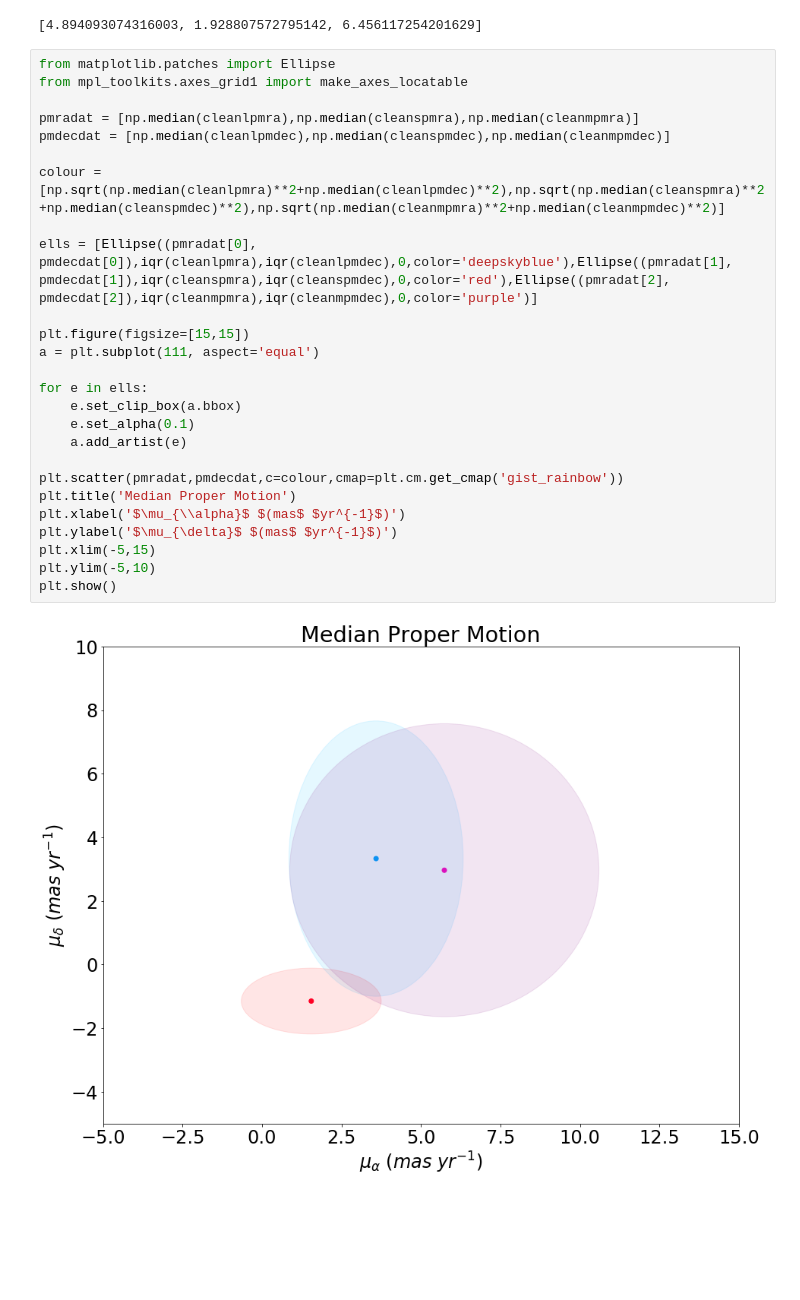
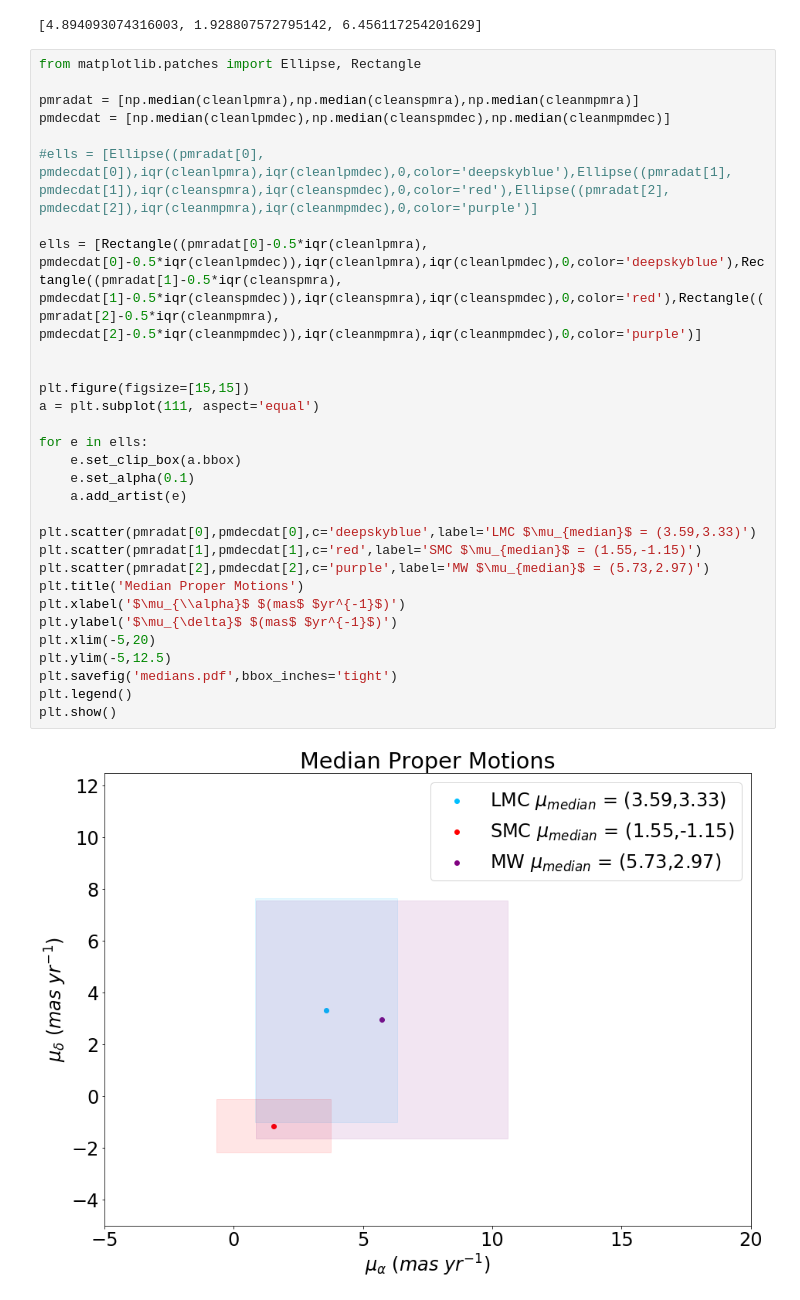
Before and after one commit to JoshuaPovick/MS_young, a Jupyter notebook: MSyoung2.ipynb, the cells around one changed output. Drawn from its saved outputs; the diff is of its cells as text; blank space fills up the shorter version.

```diff
--- a/MSyoung2.ipynb
+++ b/MSyoung2.ipynb
@@ -882,30 +882,34 @@ print(colour)
 # %% [output]
 [4.894093074316003, 1.928807572795142, 6.456117254201629]
 # %%
-from matplotlib.patches import Ellipse
-from mpl_toolkits.axes_grid1 import make_axes_locatable
+from matplotlib.patches import Ellipse, Rectangle
 
 pmradat = [np.median(cleanlpmra),np.median(cleanspmra),np.median(cleanmpmra)]
 pmdecdat = [np.median(cleanlpmdec),np.median(cleanspmdec),np.median(cleanmpmdec)]
 
-colour = [np.sqrt(np.median(cleanlpmra)**2+np.median(cleanlpmdec)**2),np.sqrt(np.median(cleanspmra)**2+np.median(cleanspmdec)**2),np.sqrt(np.median(cleanmpmra)**2+np.median(cleanmpmdec)**2)]
+#ells = [Ellipse((pmradat[0], pmdecdat[0]),iqr(cleanlpmra),iqr(cleanlpmdec),0,color='deepskyblue'),Ellipse((pmradat[1], pmdecdat[1]),iqr(cleanspmra),iqr(cleanspmdec),0,color='red'),Ellipse((pmradat[2], pmdecdat[2]),iqr(cleanmpmra),iqr(cleanmpmdec),0,color='purple')]
 
-ells = [Ellipse((pmradat[0], pmdecdat[0]),iqr(cleanlpmra),iqr(cleanlpmdec),0,color='deepskyblue'),Ellipse((pmradat[1], pmdecdat[1]),iqr(cleanspmra),iqr(cleanspmdec),0,color='red'),Ellipse((pmradat[2], pmdecdat[2]),iqr(cleanmpmra),iqr(cleanmpmdec),0,color='purple')]
+ells = [Rectangle((pmradat[0]-0.5*iqr(cleanlpmra), pmdecdat[0]-0.5*iqr(cleanlpmdec)),iqr(cleanlpmra),iqr(cleanlpmdec),0,color='deepskyblue'),Rectangle((pmradat[1]-0.5*iqr(cleanspmra), pmdecdat[1]-0.5*iqr(cleanspmdec)),iqr(cleanspmra),iqr(cleanspmdec),0,color='red'),Rectangle((pmradat[2]-0.5*iqr(cleanmpmra), pmdecdat[2]-0.5*iqr(cleanmpmdec)),iqr(cleanmpmra),iqr(cleanmpmdec),0,color='purple')]
+
 
 plt.figure(figsize=[15,15])
 a = plt.subplot(111, aspect='equal')
 
 for e in ells:
     e.set_clip_box(a.bbox)
     e.set_alpha(0.1)
     a.add_artist(e)
 
-plt.scatter(pmradat,pmdecdat,c=colour,cmap=plt.cm.get_cmap('gist_rainbow'))
-plt.title('Median Proper Motion')
+plt.scatter(pmradat[0],pmdecdat[0],c='deepskyblue',label='LMC $\mu_{median}$ = (3.59,3.33)')
+plt.scatter(pmradat[1],pmdecdat[1],c='red',label='SMC $\mu_{median}$ = (1.55,-1.15)')
+plt.scatter(pmradat[2],pmdecdat[2],c='purple',label='MW $\mu_{median}$ = (5.73,2.97)')
+plt.title('Median Proper Motions')
 plt.xlabel('$\mu_{\\alpha}$ $(mas$ $yr^{-1}$)')
 plt.ylabel('$\mu_{\delta}$ $(mas$ $yr^{-1}$)')
-plt.xlim(-5,15)
-plt.ylim(-5,10)
+plt.xlim(-5,20)
+plt.ylim(-5,12.5)
+plt.savefig('medians.pdf',bbox_inches='tight')
+plt.legend()
 plt.show()
 # %% [output]
-[figure, old version]
+[figure, new version]
```
Also changed, not shown: parts of 2 cells of this notebook, 34 other files.
